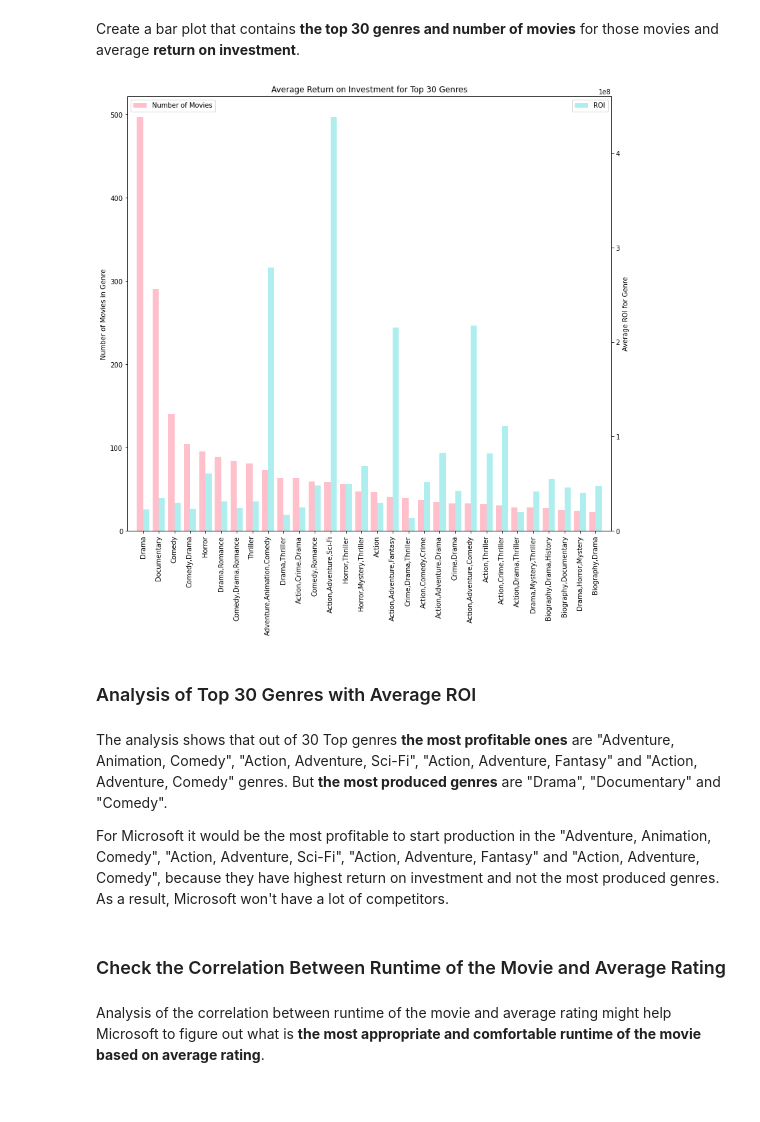
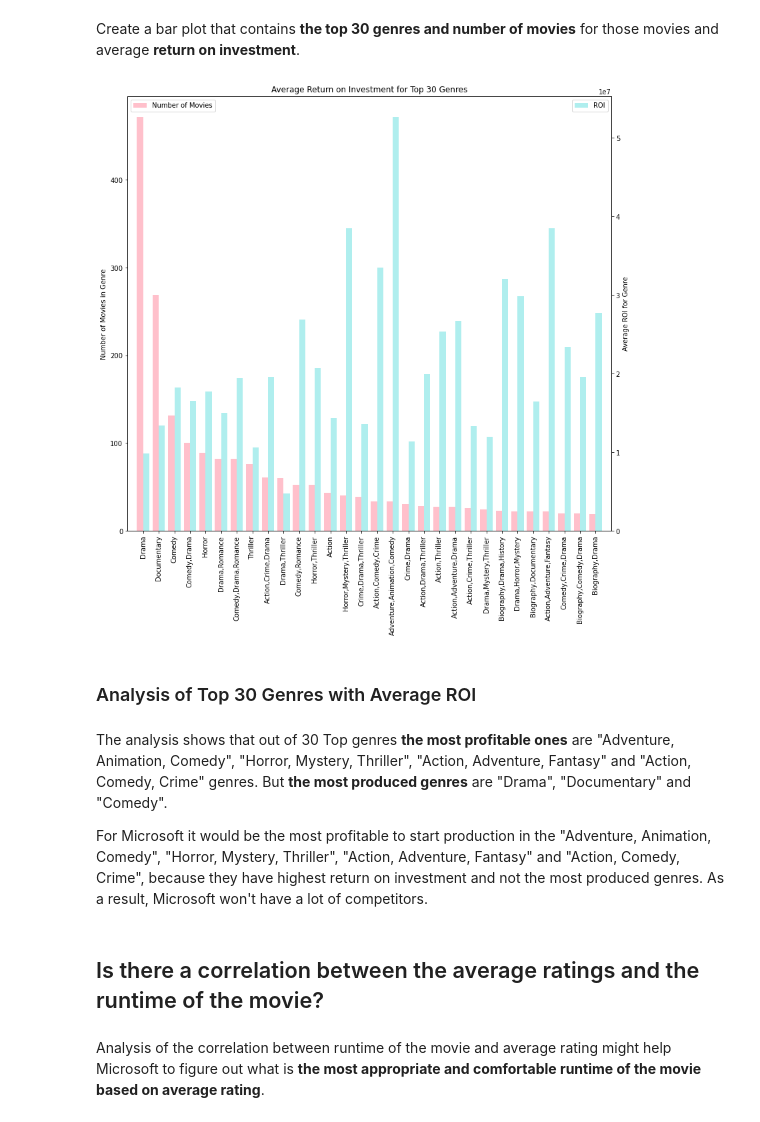
Before and after one commit to zyazyaG/110920-pt-project-template, a Jupyter notebook: Movie_Industry_Analysis_for_Microsoft.ipynb, the cells around one changed output. Cells and saved outputs as stored; diff of their text form; code cells hidden in the pictures.

```diff
--- a/Movie_Industry_Analysis_for_Microsoft.ipynb
+++ b/Movie_Industry_Analysis_for_Microsoft.ipynb
@@ -327,3 +312,5 @@ memory usage: 234.1+ KB
+# %%
+gross_table = ed.remove_outliers(gross_table, "roi")
 # %% [markdown]
 Next, I will group table by genres and sort by ROI to find the genres that give most profit:
 # %%
@@ -391,32 +378,35 @@ Create a bar plot that contains **the top 30 genres and number of movies** for t
 # %%
 fig = plt.figure(figsize = (13, 12))
 ax = fig.add_subplot(111)
 ax2 = ax.twinx()
 
 width = 0.4
 
-top_genres_with_avgroi.genres.plot(kind = 'bar', color = 'pink', ax = ax, width = width, position = 1, label = 'Number of Movies')
-top_genres_with_avgroi.avg_roi.plot(kind = 'bar', color = 'paleturquoise', ax = ax2, width = width, position = 0, label = 'ROI')
+top_genres_with_avgroi.genres.plot(kind = 'bar', color = 'pink', ax = ax,
+                                   width = width, position = 1, label = 'Number of Movies')
+
+top_genres_with_avgroi.avg_roi.plot(kind = 'bar', color = 'paleturquoise', ax = ax2,
+                                    width = width, position = 0, label = 'ROI')
 
 ax.set_ylabel('Number of Movies in Genre')
 ax2.set_ylabel('Average ROI for Genre')
 ax.set_title('Average Return on Investment for Top 30 Genres')
 
 ax.legend(loc = 2)
 ax2.legend (loc = 0)
 
 plt.xlim(-1, 30)
 plt.show()
 # %% [output]
-[figure, old version]
+[figure, new version]
 # %% [markdown]
 ### Analysis of Top 30 Genres with Average ROI
 # %% [markdown]
-The analysis shows that out of 30 Top genres **the most profitable ones** are "Adventure, Animation, Comedy", "Action, Adventure, Sci-Fi", "Action, Adventure, Fantasy" and "Action, Adventure, Comedy" genres.  But **the most produced genres** are "Drama", "Documentary" and "Comedy".
+The analysis shows that out of 30 Top genres **the most profitable ones** are "Adventure, Animation, Comedy", "Horror, Mystery, Thriller", "Action, Adventure, Fantasy" and "Action, Comedy, Crime" genres.  But **the most produced genres** are "Drama", "Documentary" and "Comedy".
 
 
-For Microsoft it would be the most profitable to start production in the "Adventure, Animation, Comedy", "Action, Adventure, Sci-Fi", "Action, Adventure, Fantasy" and "Action, Adventure, Comedy", because they have highest return on investment and not the most produced genres. As a result, Microsoft won't have a lot of competitors.
+For Microsoft it would be the most profitable to start production in the "Adventure, Animation, Comedy", "Horror, Mystery, Thriller", "Action, Adventure, Fantasy" and "Action, Comedy, Crime", because they have highest return on investment and not the most produced genres. As a result, Microsoft won't have a lot of competitors.
-# %% [markdown]
-### Check the Correlation Between Runtime of the Movie and Average Rating
+# %% [markdown]
+## Is there a correlation between the average ratings and the runtime of the movie?
 # %% [markdown]
 Analysis of the correlation between runtime of the movie and average rating might help Microsoft to figure out what is **the most appropriate and comfortable runtime of the movie based on average rating**.
```
Also changed, not shown: parts of 44 cells of this notebook, 10 other files.
